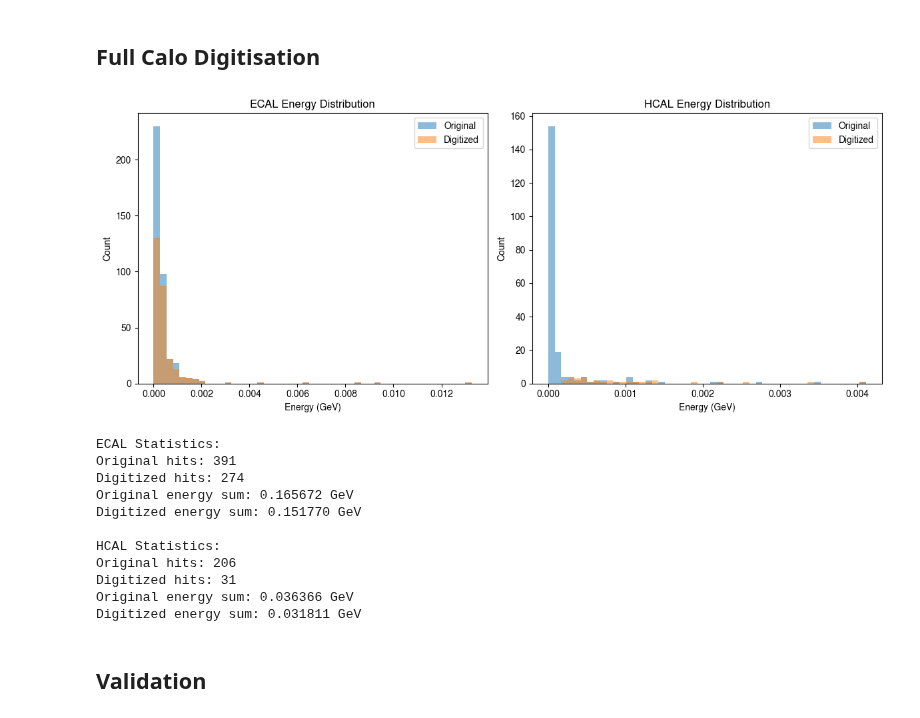
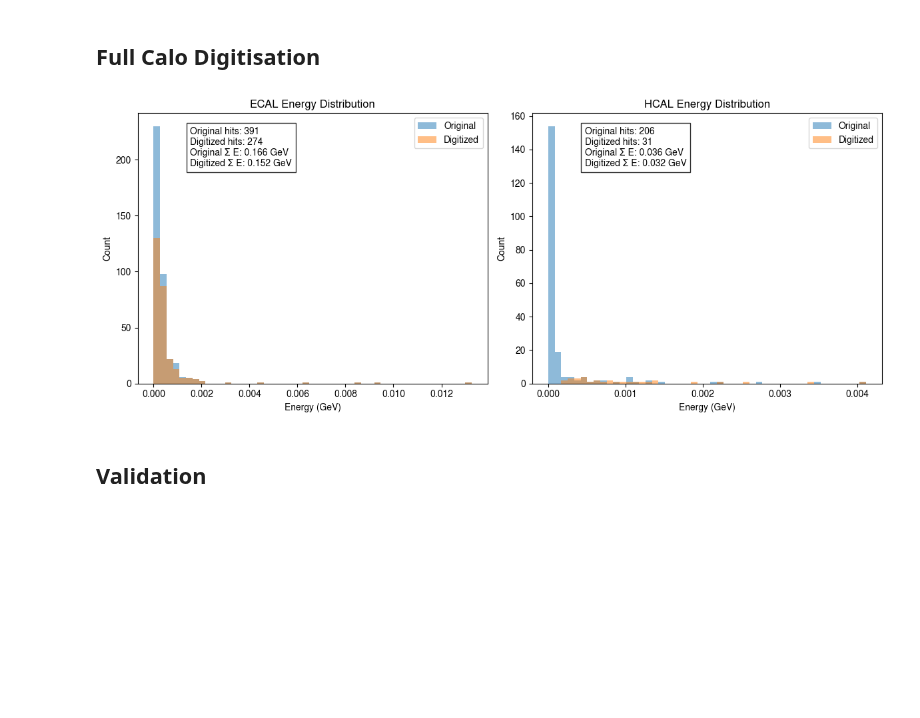
Before and after one commit to OpenDataDetector/ColliderML-Production, a Jupyter notebook: notebooks/physics/14_DM_Hcalo_digitisation_study.ipynb, the cells around one changed output. Drawn from its saved outputs; the diff is of its cells as text; code cells hidden in the pictures; blank space fills up the shorter version.

```diff
--- a/notebooks/physics/14_DM_Hcalo_digitisation_study.ipynb
+++ b/notebooks/physics/14_DM_Hcalo_digitisation_study.ipynb
@@ -107,58 +107,54 @@ ecal_hits = hits_df[hits_df['detector'].isin(['ECalBarrelCollection', 'ECalEndca
 # Define common bins for ECAL
 ecal_min = min(ecal_hits['energy'].min(), digi_ecal['energy'].min())
 ecal_max = max(ecal_hits['energy'].max(), digi_ecal['energy'].max())
 ecal_bins = np.linspace(ecal_min, ecal_max, 50)
 # Plot with common bins
 plt.hist(ecal_hits['energy'], bins=ecal_bins, alpha=0.5, label='Original')
 plt.hist(digi_ecal['energy'], bins=ecal_bins, alpha=0.5, label='Digitized')
 plt.xlabel('Energy (GeV)')
 plt.ylabel('Count')
 plt.title('ECAL Energy Distribution')
 plt.legend()
 
+# Add ECAL statistics text
+ecal_stats = (
+    f"Original hits: {len(ecal_hits)}\n"
+    f"Digitized hits: {len(digi_ecal)}\n"
+    f"Original Σ E: {ecal_hits['energy'].sum():.3f} GeV\n"
+    f"Digitized Σ E: {digi_ecal['energy'].sum():.3f} GeV"
+)
+plt.text(0.15, 0.95, ecal_stats, transform=plt.gca().transAxes,
+         verticalalignment='top', bbox=dict(facecolor='white', alpha=0.8))
+
 # HCAL energy comparison
 plt.subplot(1, 2, 2)
 hcal_hits = hits_df[hits_df['detector'].isin(['HCalBarrelCollection', 'HCalEndcapCollection'])]
 # Define common bins for HCAL
 hcal_min = min(hcal_hits['energy'].min(), digi_hcal['energy'].min())
 hcal_max = max(hcal_hits['energy'].max(), digi_hcal['energy'].max())
 hcal_bins = np.linspace(hcal_min, hcal_max, 50)
 # Plot with common bins
 plt.hist(hcal_hits['energy'], bins=hcal_bins, alpha=0.5, label='Original')
 plt.hist(digi_hcal['energy'], bins=hcal_bins, alpha=0.5, label='Digitized')
 plt.xlabel('Energy (GeV)')
 plt.ylabel('Count')
 plt.title('HCAL Energy Distribution')
 plt.legend()
 
+# Add HCAL statistics text
+hcal_stats = (
+    f"Original hits: {len(hcal_hits)}\n"
+    f"Digitized hits: {len(digi_hcal)}\n"
+    f"Original Σ E: {hcal_hits['energy'].sum():.3f} GeV\n"
+    f"Digitized Σ E: {digi_hcal['energy'].sum():.3f} GeV"
+)
+plt.text(0.15, 0.95, hcal_stats, transform=plt.gca().transAxes,
+         verticalalignment='top', bbox=dict(facecolor='white', alpha=0.8))
+
 plt.tight_layout()
 plt.show()
-
-# Print summary statistics
-print("ECAL Statistics:")
-print(f"Original hits: {len(ecal_hits)}")
-print(f"Digitized hits: {len(digi_ecal)}")
-print(f"Original energy sum: {ecal_hits['energy'].sum():.6f} GeV")
-print(f"Digitized energy sum: {digi_ecal['energy'].sum():.6f} GeV")
-
-print("\nHCAL Statistics:")
-print(f"Original hits: {len(hcal_hits)}")
-print(f"Digitized hits: {len(digi_hcal)}")
-print(f"Original energy sum: {hcal_hits['energy'].sum():.6f} GeV")
-print(f"Digitized energy sum: {digi_hcal['energy'].sum():.6f} GeV")
 # %% [output]
-[figure, old version]
+[figure, new version]
-ECAL Statistics:
-Original hits: 391
-Digitized hits: 274
-Original energy sum: 0.165672 GeV
-Digitized energy sum: 0.151770 GeV
-
-HCAL Statistics:
-Original hits: 206
-Digitized hits: 31
-Original energy sum: 0.036366 GeV
-Digitized energy sum: 0.031811 GeV
 # %% [markdown]
 ## Validation
 # %% [markdown]
```
Also changed, not shown: parts of 3 cells of this notebook, 6 other files.
